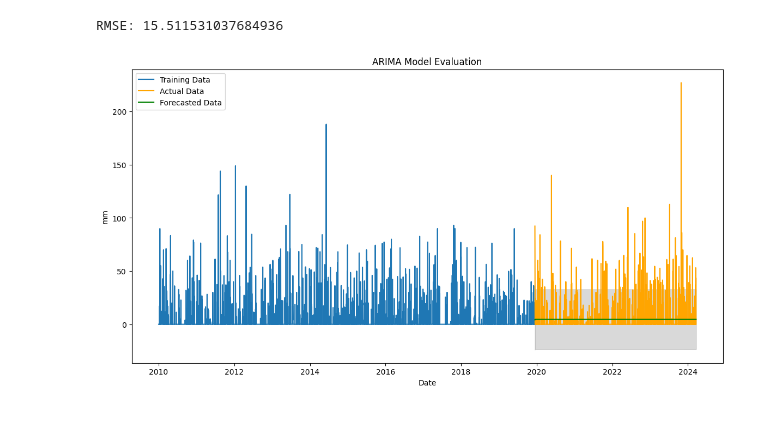
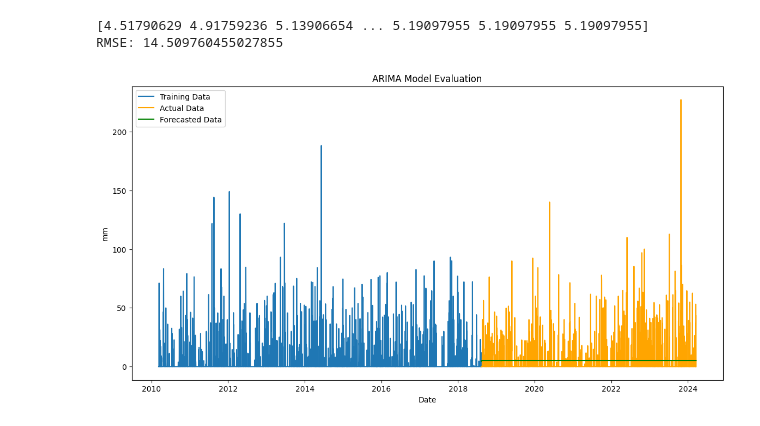
Before and after one commit to pedroboseximenes/tcc, a Jupyter notebook: arima_br_dwgd.ipynb, the cells around one changed output. Saved outputs shown, nothing was run; the diff lists cells and outputs as text; code cells hidden in the pictures.

```diff
--- a/arima_br_dwgd.ipynb
+++ b/arima_br_dwgd.ipynb
@@ -7,12 +10,10 @@ import pandas as pd
 # %%
-import access_br_dwgd
 
 timeseries = access_br_dwgd.recuperar_dados_br_dwgd(False)
 
-train_size = int(len(timeseries) * 0.7)
+train_size = int(len(timeseries) * 0.60)
 test_size = len(timeseries) - train_size
 train, test = timeseries[:train_size], timeseries[train_size:]
-
 plt.plot(timeseries)
 plt.title('Daily Rain in station')
 plt.xlabel('Date')
@@ -32,31 +53,28 @@ plt.show()
 # %%
 #ARIMA AUTO
-model = ARIMA(train, order=(1, 1, 1))
-model_fit = model.fit()
-test_forecast = model_fit.get_forecast(steps=len(test))
-predicted_values = test_forecast.predicted_mean.values
-test_forecast_series = pd.Series(predicted_values, index=test.index)
+model = ARIMA(train, order=(2, 1, 1))
+model = model.fit()
+test_forecast = model.forecast(steps=len(test))
+test_forecast_series = pd.Series(test_forecast.values, index=test.index)
 
-mse = mean_squared_error(test, test_forecast_series)
-rmse = mse**0.5
+
+rmse = sqrt(mean_squared_error(test_forecast, test))
 print('RMSE:', rmse)
 # %% [output]
-RMSE: 15.511531037684936
+[4.51790629 4.91759236 5.13906654 ... 5.19097955 5.19097955 5.19097955]
+RMSE: 14.509760455027855
 # %%
 
 # Plot
 plt.figure(figsize=(14,7))
 plt.plot(train, label='Training Data')
 plt.plot(test, label='Actual Data', color='orange')
 plt.plot(test_forecast_series, label='Forecasted Data', color='green')
-plt.fill_between(test.index,
-                 test_forecast.conf_int().iloc[:, 0],
-                 test_forecast.conf_int().iloc[:, 1],
-                 color='k', alpha=.15)
+
 plt.title('ARIMA Model Evaluation')
 plt.xlabel('Date')
 plt.ylabel('mm')
 plt.legend()
 plt.show()
 # %% [output]
-[figure, old version]
+[figure, new version]
```
Also changed, not shown: parts of 5 cells of this notebook, 2 other files.
